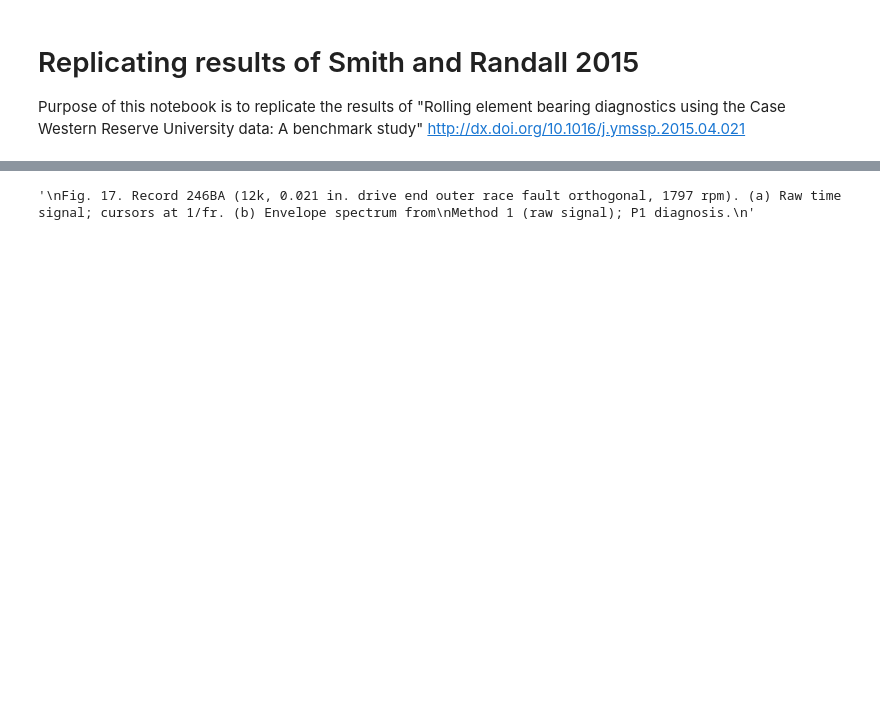
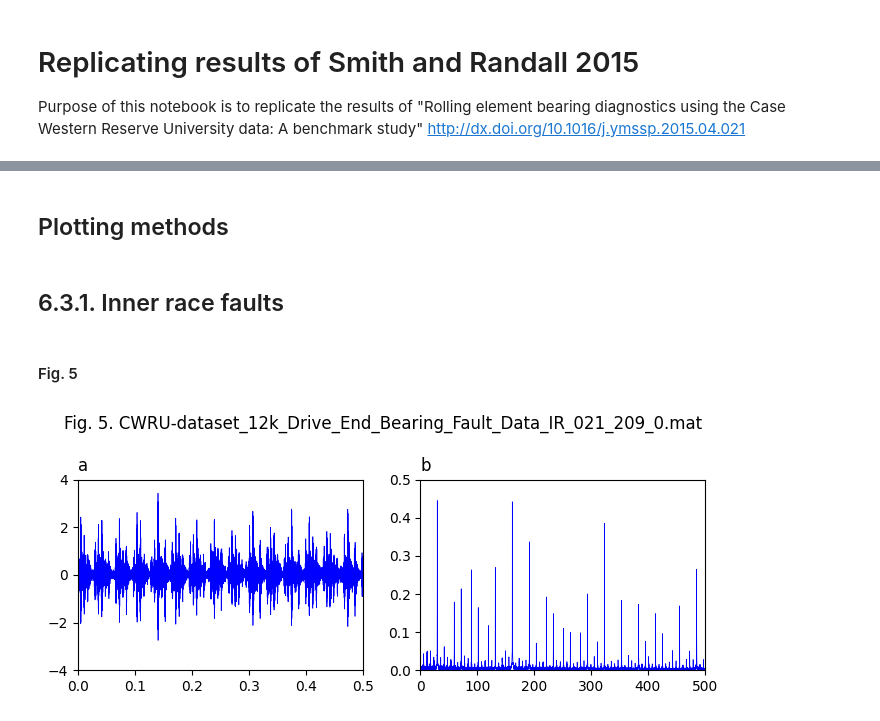
Before and after one commit to Aalto-Arotor/openConMo, a Jupyter notebook: src/randall_examples.ipynb, the cells around one changed output, grey strips where cells are left out. Cells and saved outputs as stored; diff of their text form; code cells hidden in the pictures; blank space fills up the shorter version.

Commit message:
Drawing graphs with method 1

```diff
--- a/src/randall_examples.ipynb
+++ b/src/randall_examples.ipynb
@@ -195,16 +6,2 @@ Fig. 14. Record 235DE (12k, 0.021 in. drive end outer race fault centred, 1772 r
-# %%
-'''
-Fig. 15. Record 144FE (12k, 0.007 in. drive end outer race fault orthogonal, 1797 rpm). Envelope spectrum from Method 1 (raw signal); Y2 diagnosis.
-'''
-
-'''
-Fig. 16. Record 146DE (12k, 0.007 in. drive end outer race fault orthogonal, 1750 rpm). (a) Raw time signal; cursors at 1/FTF (b) Envelope spectrum from
-Method 1 (raw signal); Y2 diagnosis.
-'''
-
-'''
-Fig. 17. Record 246BA (12k, 0.021 in. drive end outer race fault orthogonal, 1797 rpm). (a) Raw time signal; cursors at 1/fr. (b) Envelope spectrum from
-Method 1 (raw signal); P1 diagnosis.
-'''
-# %% [output]
-'\nFig. 17. Record 246BA (12k, 0.021 in. drive end outer race fault orthogonal, 1797 rpm). (a) Raw time signal; cursors at 1/fr. (b) Envelope spectrum from\nMethod 1 (raw signal); P1 diagnosis.\n'
+# %% [markdown]
+## Plotting methods
@@ -210,0 +75,20 @@ Method 1 (raw signal); P1 diagnosis.
+# %% [markdown]
+## 6.3.1. Inner race faults
+# %% [markdown]
+#### Fig. 5
+# %%
+'''
+Fig. 5. Record 209DE (12k, 0.021 in. drive end inner race fault, 1797 rpm).
+(a) Raw time signal; cursors at 1/fr. (b) Envelope spectrum from
+Method 1 (raw signal); Y1 diagnosis.
+'''
+fs = 12e3
+mat_files = glob.glob("CWRU-dataset/**/*209*.mat", recursive=True)
+title = "Fig. 5. " + mat_files[0].replace("/", "_")
+signal, _, _, rpm = du.extract_signals(mat_files[0], normal=False)
+time = np.linspace(0, len(signal)/fs, len(signal))
+
+sq_env_f, sq_env = randall_method_1(signal, fs)
+plot_method_1(title, time, signal, sq_env_f, sq_env, (0, 0.5), (-4, 4), (0, 500), (0, 0.5))
+# %% [output]
+[figure, added]
```
Also changed, not shown: parts of 62 cells of this notebook, 2 other files.
